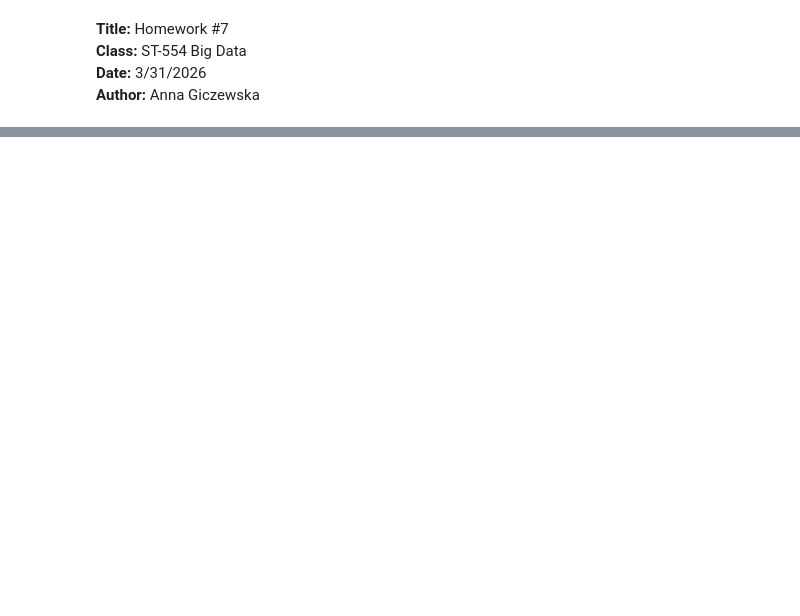
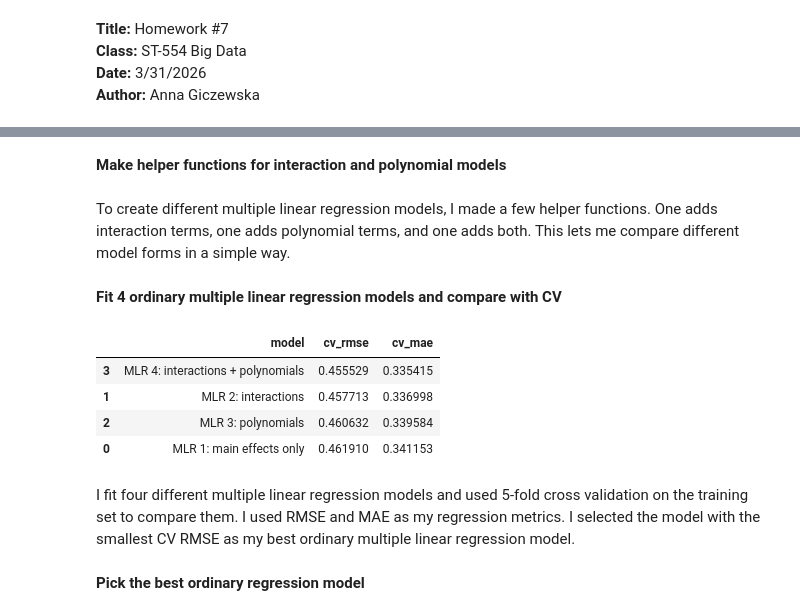
Before and after one commit to whiterabbit077/st554_hw7, a Jupyter notebook: HW7.ipynb, the cells around one changed output, grey strips where cells are left out. Saved outputs shown, nothing was run; the diff lists cells and outputs as text; code cells hidden in the pictures; blank space fills up the shorter version.

```diff
--- a/HW7.ipynb
+++ b/HW7.ipynb
@@ -306,0 +119,15 @@ print(summary.head(20))
+# %%
+# predictors for regression
+reg_base_features = [
+    "fixed acidity", "volatile acidity", "citric acid", "residual sugar",
+    "chlorides", "free sulfur dioxide", "total sulfur dioxide",
+    "density", "pH", "sulphates", "quality", "is_white"
+]
+
+X_train_reg_base = train_df[reg_base_features].copy()
+X_test_reg_base = test_df[reg_base_features].copy()
+
+y_train_reg = train_df["alcohol"].copy()
+y_test_reg = test_df["alcohol"].copy()
+# %% [markdown]
+**Make helper functions for interaction and polynomial models**
@@ -306,0 +162,51 @@ print(summary.head(20))
+# %% [markdown]
+To create different multiple linear regression models, I made a few helper functions. One adds interaction terms, one adds polynomial terms, and one adds both. This lets me compare different model forms in a simple way.
+# %% [markdown]
+**Fit 4 ordinary multiple linear regression models and compare with CV**
+# %%
+# four candidate MLR models
+X_train_reg_1 = X_train_reg_base.copy()
+X_train_reg_2 = make_reg_interactions(X_train_reg_base)
+X_train_reg_3 = make_reg_polynomials(X_train_reg_base)
+X_train_reg_4 = make_reg_both(X_train_reg_base)
+
+# stratified folds based on wine type
+reg_cv = StratifiedKFold(n_splits=5, shuffle=True, random_state=554)
+reg_splits = list(reg_cv.split(X_train_reg_base, train_df["wine_type"]))
+
+reg_models = {
+    "MLR 1: main effects only": X_train_reg_1,
+    "MLR 2: interactions": X_train_reg_2,
+    "MLR 3: polynomials": X_train_reg_3,
+    "MLR 4: interactions + polynomials": X_train_reg_4
+}
+
+reg_cv_results = []
+
+for name, X_now in reg_models.items():
+    cv_out = cross_validate(
+        LinearRegression(),
+        X_now,
+        y_train_reg,
+        cv=reg_splits,
+        scoring=("neg_root_mean_squared_error", "neg_mean_absolute_error")
+    )
+
+    reg_cv_results.append({
+        "model": name,
+        "cv_rmse": -cv_out["test_neg_root_mean_squared_error"].mean(),
+        "cv_mae": -cv_out["test_neg_mean_absolute_error"].mean()
+    })
+
+reg_cv_results = pd.DataFrame(reg_cv_results).sort_values("cv_rmse")
+reg_cv_results
+# %% [output]
+|  | model | cv_rmse | cv_mae |
+| 3 | MLR 4: interactions + polynomials | 0.455529 | 0.335415 |
+| 1 | MLR 2: interactions | 0.457713 | 0.336998 |
+| 2 | MLR 3: polynomials | 0.460632 | 0.339584 |
+| 0 | MLR 1: main effects only | 0.461910 | 0.341153 |
+# %% [markdown]
+I fit four different multiple linear regression models and used 5-fold cross validation on the training set to compare them. I used RMSE and MAE as my regression metrics. I selected the model with the smallest CV RMSE as my best ordinary multiple linear regression model.
+# %% [markdown]
+**Pick the best ordinary regression model**
```
Also changed, not shown: parts of 60 cells of this notebook.
